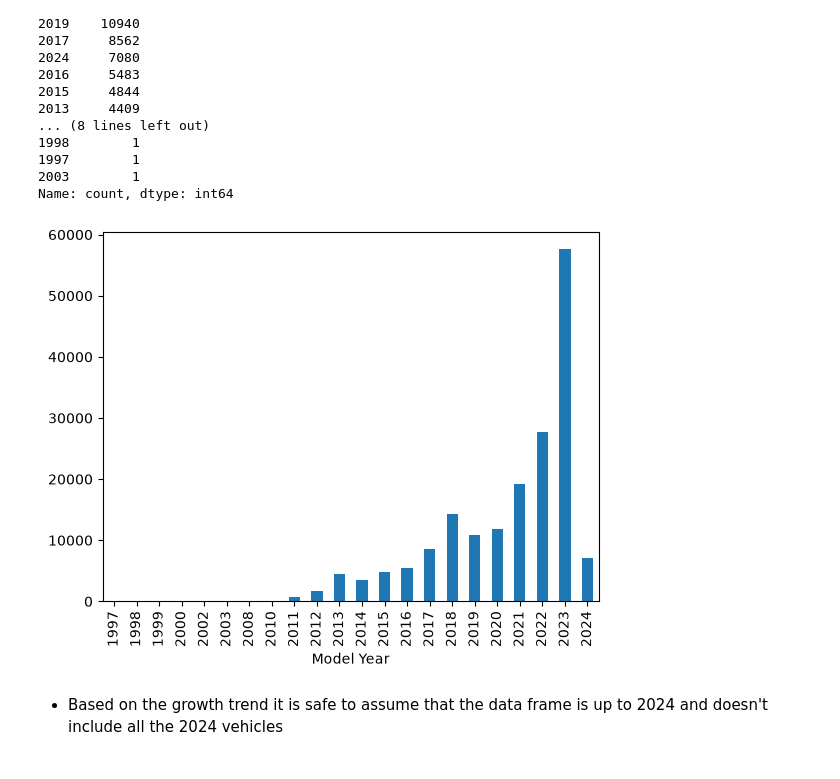
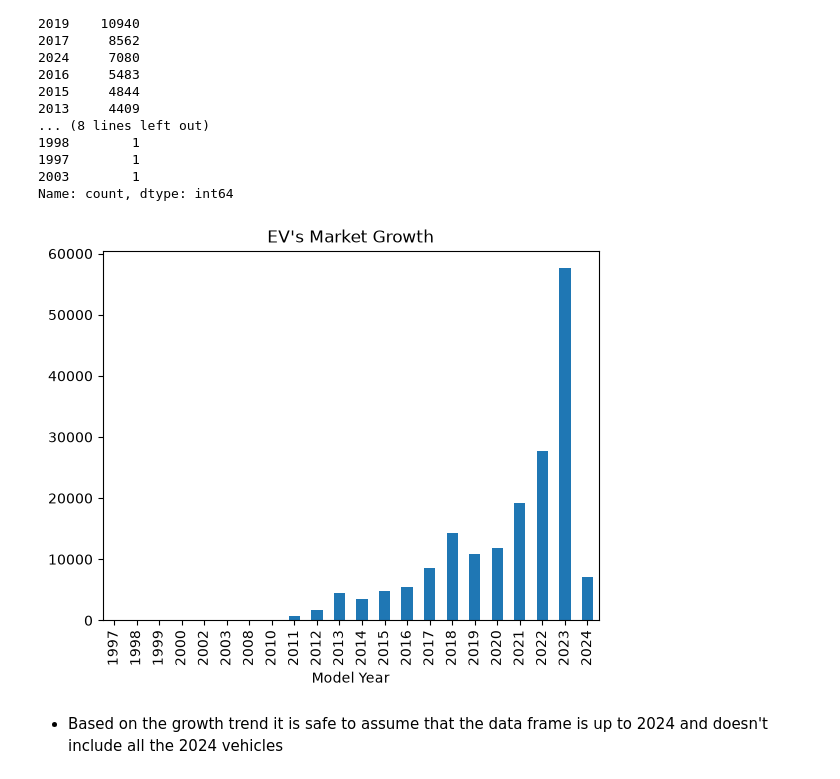
Before and after one commit to yaseradel02/Project-2---Electric-Vehicles, a Jupyter notebook: Yaser_Abdulla_Project_2.ipynb, the cells around one changed output. Cells and saved outputs as stored; diff of their text form; code cells hidden in the pictures.

```diff
--- a/Yaser_Abdulla_Project_2.ipynb
+++ b/Yaser_Abdulla_Project_2.ipynb
@@ -202,9 +202,9 @@ Model Year
 2003        1
 Name: count, dtype: int64
 # %%
-df['Model Year'].value_counts().sort_index(ascending=True).plot(kind='bar');
+df['Model Year'].value_counts().sort_index(ascending=True).plot(kind='bar',title="EV's Market Growth");
 # %% [output]
-[figure, old version]
+[figure, new version]
 # %% [markdown]
 - Based on the growth trend it is safe to assume that the data frame is up to 2024 and doesn't include all the 2024 vehicles
 # %% [markdown]
```
Also changed, not shown: parts of 2 cells of this notebook.
